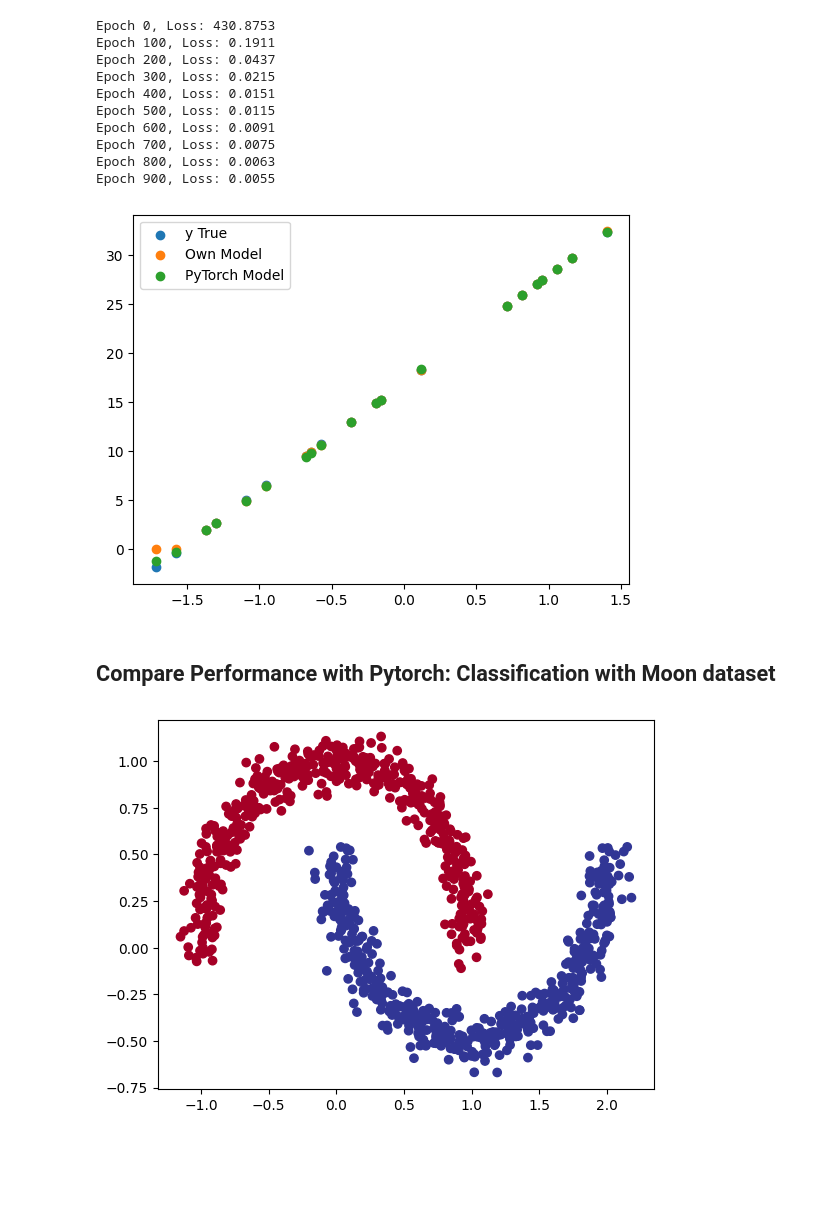
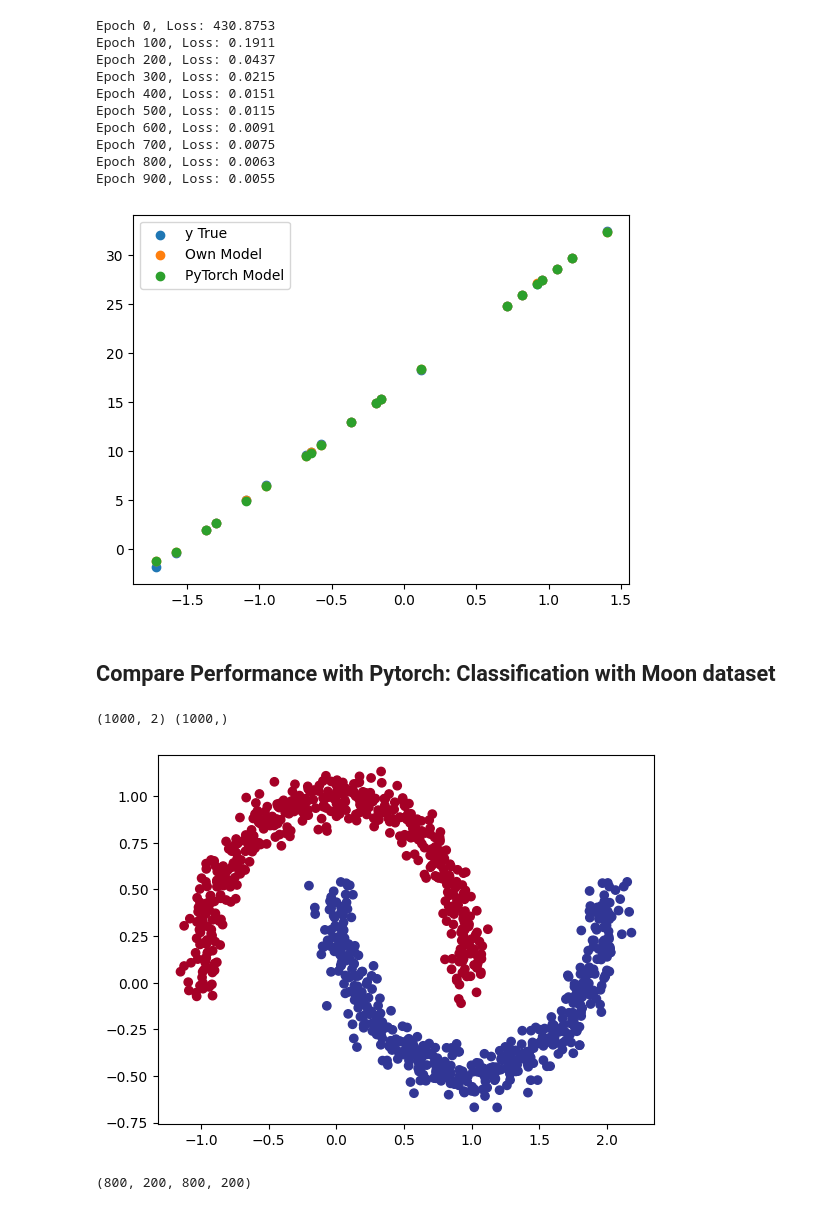
Before and after one commit to BaHaMuT-J/Neural-Network-From-Scartch, a Jupyter notebook: NN.ipynb, the cells around one changed output. Saved outputs shown, nothing was run; the diff lists cells and outputs as text; code cells hidden in the pictures; blank space fills up the shorter version.

```diff
--- a/NN.ipynb
+++ b/NN.ipynb
@@ -552,15 +560,15 @@ model_torch = PytorchRegression(1, 10, 1).to(device)
 # %%
 # Set up loss function and optimizer
 loss_fn = nn.MSELoss()
-optimizer = optim.SGD(model_torch.parameters(), lr=0.01)
+optimizer = optim.SGD(model_torch.parameters(), lr=0.001)
 
 # Training loop
 torch.manual_seed(RANDOM_SEED)
 epochs = 1000
 for epoch in range(epochs):
   model_torch.train()
-  y_pred = model_torch(X_train_tensor)
-  loss = loss_fn(y_pred, y_train_tensor)
+  y_logits = model_torch(X_train_tensor)
+  loss = loss_fn(y_logits, y_train_tensor)
 
   optimizer.zero_grad()
   loss.backward()
@@ -582,7 +590,7 @@ Epoch 900, Loss: 0.0005
 # %%
 # Plot prediction
-zs, As = model_own.forward(X_test)
-own_pred = As[-1].reshape(-1)
+zs, y_logits = model_own.forward(X_test)
+own_pred = y_logits[-1].reshape(-1)
 
 model_torch.eval()
 with torch.inference_mode():
@@ -632,6 +640,5 @@ len(X_train), len(y_train), len(X_test), len(y_test)
 # Our model
 np.random.seed(RANDOM_SEED)
 model_own = NeuralNetwork(1, [10], 1)
-model_own.a[-1] = EmptyActivation()
 model_own.train(X_train, y_train, epochs=1000, lr=0.01)
 # %% [output]
@@ -658,8 +665,8 @@ optimizer = optim.SGD(model_torch.parameters(), lr=0.01)
 epochs = 1000
 for epoch in range(epochs):
   model_torch.train()
-  y_pred = model_torch(X_train_tensor)
-  loss = loss_fn(y_pred, y_train_tensor)
+  y_logits = model_torch(X_train_tensor)
+  loss = loss_fn(y_logits, y_train_tensor)
 
   optimizer.zero_grad()
   loss.backward()
@@ -680,26 +687,42 @@ Epoch 800, Loss: 0.0063
 Epoch 900, Loss: 0.0055
 # %%
 # Plot prediction
-zs, As = model_own.forward(X_test)
-own_pred = As[-1].reshape(-1)
+zs, y_logits = model_own.forward(X_test)
+own_pred = y_logits[-1].reshape(-1)
 
 model_torch.eval()
 with torch.inference_mode():
   y_pred_tensor = model_torch(X_test_tensor)
   torch_pred = y_pred_tensor.cpu().detach().numpy().reshape(-1)
 
 plt.scatter(X_test, y_test, label="y True")
 plt.scatter(X_test, own_pred, label="Own Model")
 plt.scatter(X_test, torch_pred, label="PyTorch Model")
 plt.legend()
 plt.show()
 # %% [output]
-[figure, old version]
+[figure, new version]
 # %% [markdown]
 ## Compare Performance with Pytorch: Classification with Moon dataset
 # %%
 X_moon, y_moon = make_moons(n_samples=1000, noise=0.07, random_state=RANDOM_SEED)
+print(X_moon.shape, y_moon.shape)
+
 plt.scatter(X_moon[:, 0], X_moon[:, 1], c=y_moon, cmap=plt.cm.RdYlBu)
 plt.show()
 # %% [output]
+(1000, 2) (1000,)
 [figure]
+# %%
+# Split to train and test data
+X_train, X_test, y_train, y_test = train_test_split(X_moon, y_moon, test_size=0.2, random_state=RANDOM_SEED)
+
+# Convert data to PyTorch tensors and move to device
+X_train_tensor = torch.tensor(X_train, dtype=torch.float32).to(device)
+y_train_tensor = torch.tensor(y_train, dtype=torch.float32).to(device)
+X_test_tensor = torch.tensor(X_test, dtype=torch.float32).to(device)
+y_test_tensor = torch.tensor(y_test, dtype=torch.float32).to(device)
+
+len(X_train), len(X_test), len(y_train), len(y_test)
+# %% [output]
+(800, 200, 800, 200)
```
Also changed, not shown: parts of 19 cells of this notebook.
